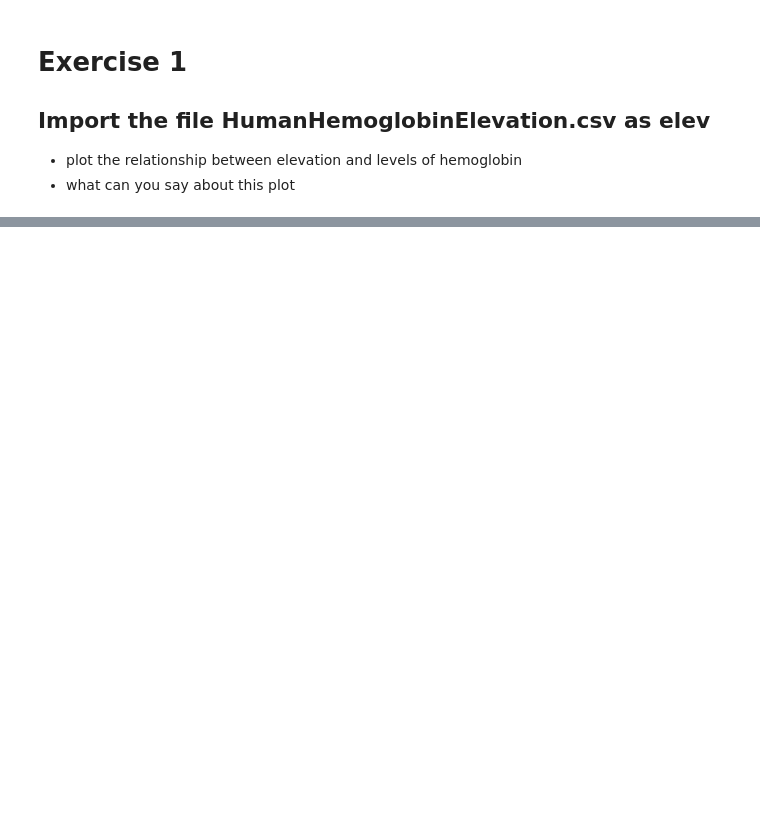
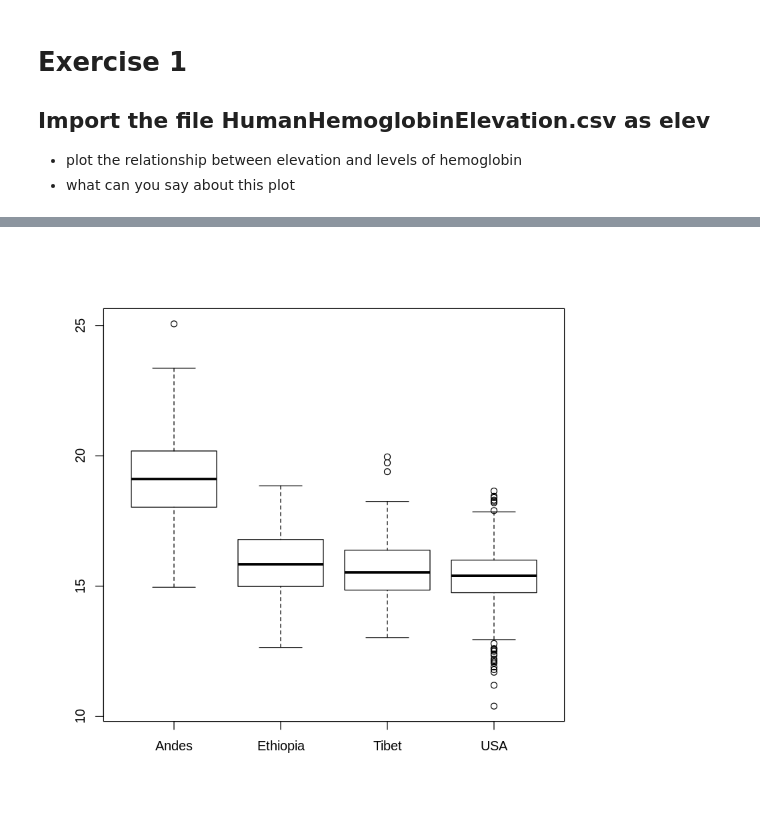
Before and after one commit to abchapman93/BMI_Prob_Stats, a Jupyter notebook: Module/Week1/3.Importing_data.ipynb, the cells around one changed output, grey strips where cells are left out. Saved outputs shown, nothing was run; the diff lists cells and outputs as text; code cells hidden in the pictures; blank space fills up the shorter version.

```diff
--- a/Module/Week1/3.Importing_data.ipynb
+++ b/Module/Week1/3.Importing_data.ipynb
@@ -51,3 +80,5 @@ plot(malaria_bird$response, malaria_bird$bird)
 
 * plot the relationship between elevation and levels of hemoglobin
 * what can you say about this plot
+# %%
+elev = read.csv("HumanHemoglobinElevation.csv")
@@ -53,0 +102,4 @@ plot(malaria_bird$response, malaria_bird$bird)
+# %%
+plot(elev$population, elev$hemoglobin)
+# %% [output]
+[figure, added]
```
Also changed, not shown: parts of 9 cells of this notebook, 4 other files.
